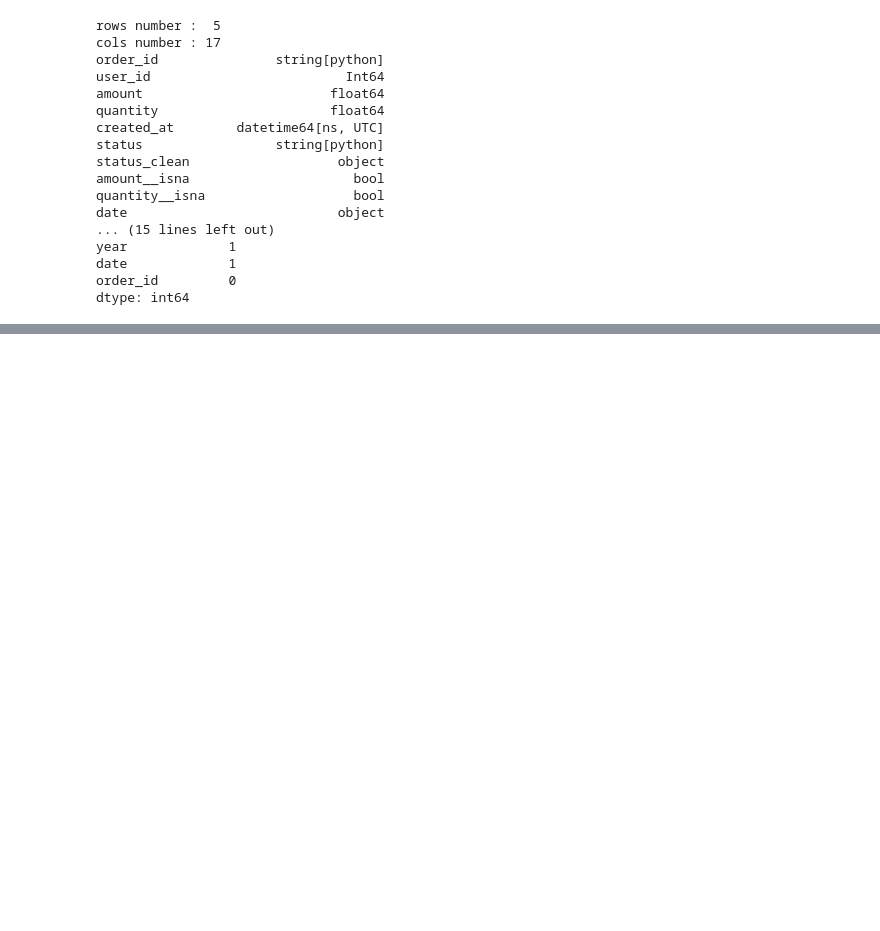
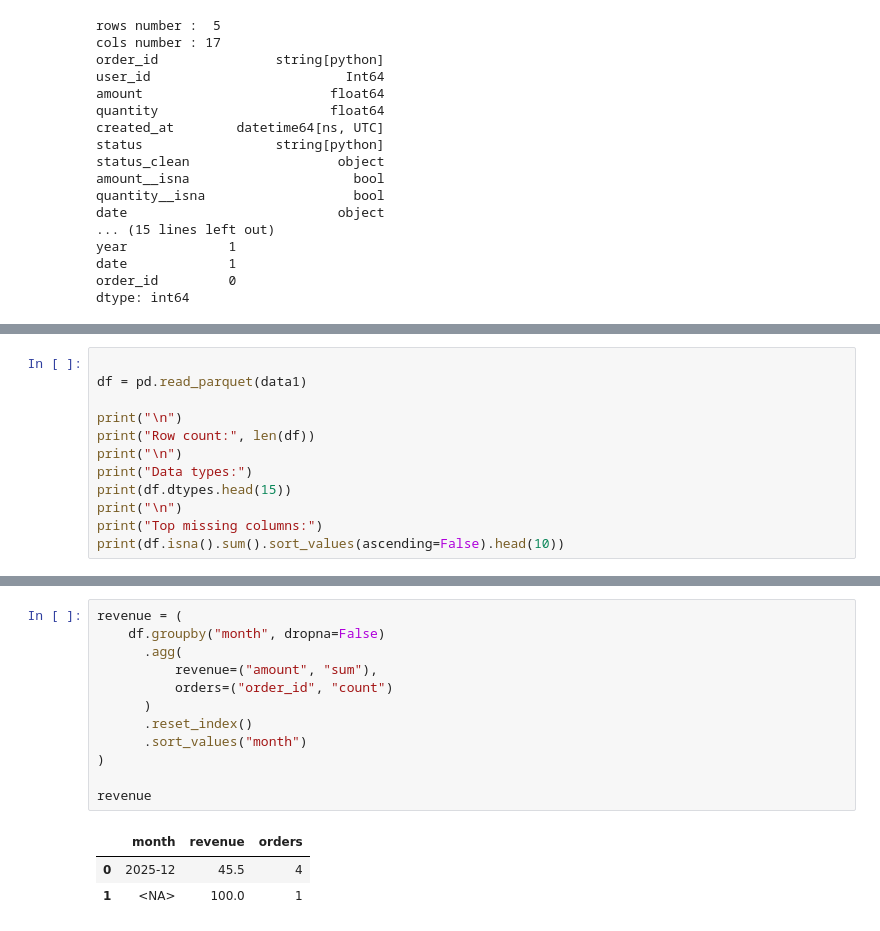
Before and after one commit to shmokhsidi79-design/week2, a Jupyter notebook: notebooks/eda.ipynb, the cells around one changed output, grey strips where cells are left out. Saved outputs shown, nothing was run; the diff lists cells and outputs as text; blank space fills up the shorter version.

```diff
--- a/notebooks/eda.ipynb
+++ b/notebooks/eda.ipynb
@@ -51,0 +197,12 @@ dtype: int64
+# %%
+
+df = pd.read_parquet(data1)
+
+print("\n")
+print("Row count:", len(df))
+print("\n")
+print("Data types:")
+print(df.dtypes.head(15))
+print("\n")
+print("Top missing columns:")
+print(df.isna().sum().sort_values(ascending=False).head(10))
@@ -51,0 +239,16 @@ dtype: int64
+# %%
+revenue = (
+    df.groupby("month", dropna=False)
+      .agg(
+          revenue=("amount", "sum"),
+          orders=("order_id", "count")
+      )
+      .reset_index()
+      .sort_values("month")
+)
+
+revenue
+# %% [output]
+|  | month | revenue | orders |
+| 0 | 2025-12 | 45.5 | 4 |
+| 1 | <NA> | 100.0 | 1 |
```
Also changed, not shown: parts of 26 cells of this notebook, 5 other files.
